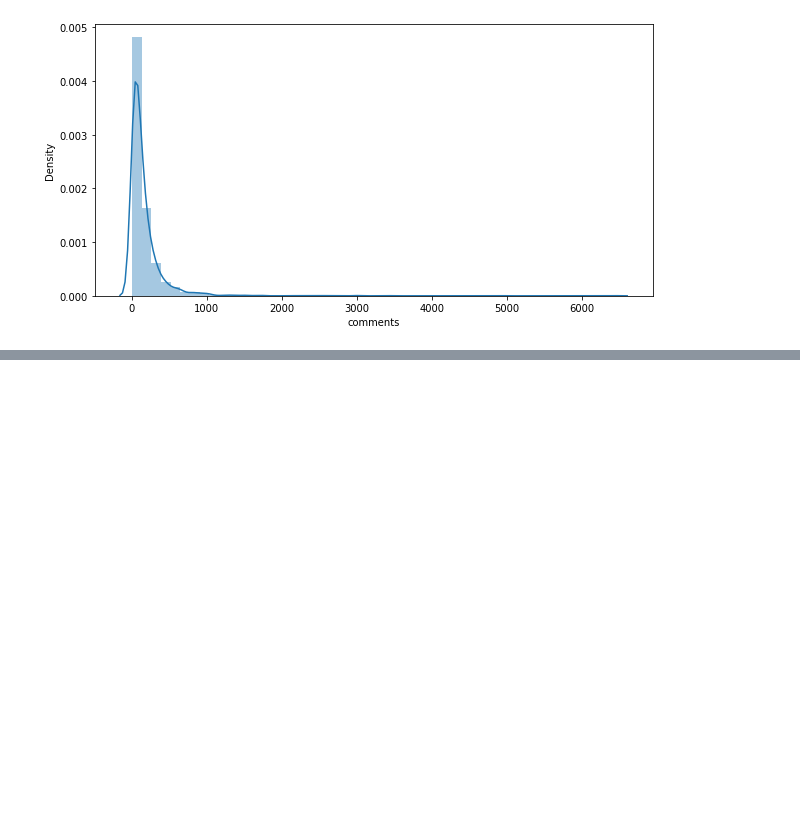
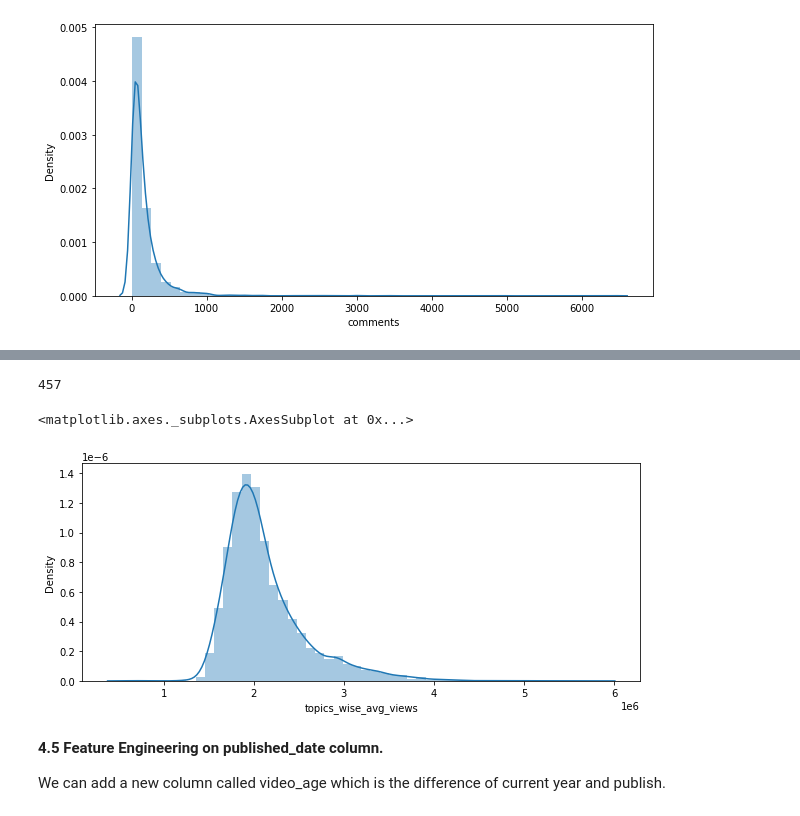
Before and after one commit to Pgupta1996/Ted_Talk_views_Prediction, a Jupyter notebook: Ted_Talk_views_Prediction.ipynb, the cells around one changed output, grey strips where cells are left out. Drawn from its saved outputs; the diff is of its cells as text; code cells hidden in the pictures; blank space fills up the shorter version.

```diff
--- a/Ted_Talk_views_Prediction.ipynb
+++ b/Ted_Talk_views_Prediction.ipynb
@@ -595,0 +732,48 @@ sns.distplot(dataset['comments'])
+# %%
+#extracting the unique topics from topics list of each talk
+unique_topics=[]
+for i in range(0,len(dataset)):
+  temp=dataset['topics'][i]
+  for ele in temp:
+    if(ele not in unique_topics):
+      unique_topics.append(ele)
+
+len(unique_topics)
+# %% [output]
+457
+# %%
+#fetching the avg views w.r.t each topic in another dict unique_topics_avg_view_dict
+unique_topics_avg_view_dict={}
+for topic in unique_topics:
+  temp=0
+  count=0
+  for i in range(0,len(df)):
+    temp2=dataset['topics'][i]
+    if(topic in temp2):
+      temp+=dataset['views'][i]
+      count+=1
+  unique_topics_avg_view_dict[topic]=temp//count
+# %%
+#storing the avg views w.r.t topic for each talk
+topics_wise_avg_views=[]
+for i in range(0,len(dataset)):
+  temp=0
+  temp_topic=dataset['topics'][i]
+  for ele in temp_topic:
+    temp+=unique_topics_avg_view_dict[ele]
+
+  topics_wise_avg_views.append(temp//len(temp_topic))
+
+se = pd.Series(topics_wise_avg_views)
+dataset['topics_wise_avg_views'] = se.values
+# %%
+#plotting topics_wise_avg_views
+plt.figure(figsize=(10,4))
+sns.distplot(dataset['topics_wise_avg_views'])
+# %% [output]
+<matplotlib.axes._subplots.AxesSubplot at 0x...>
+[figure, added]
+# %% [markdown]
+**4.5 Feature Engineering on published_date column.**
+
+We can add a new column called video_age which is the difference of current year and publish.
```
Also changed, not shown: parts of 22 cells of this notebook.
